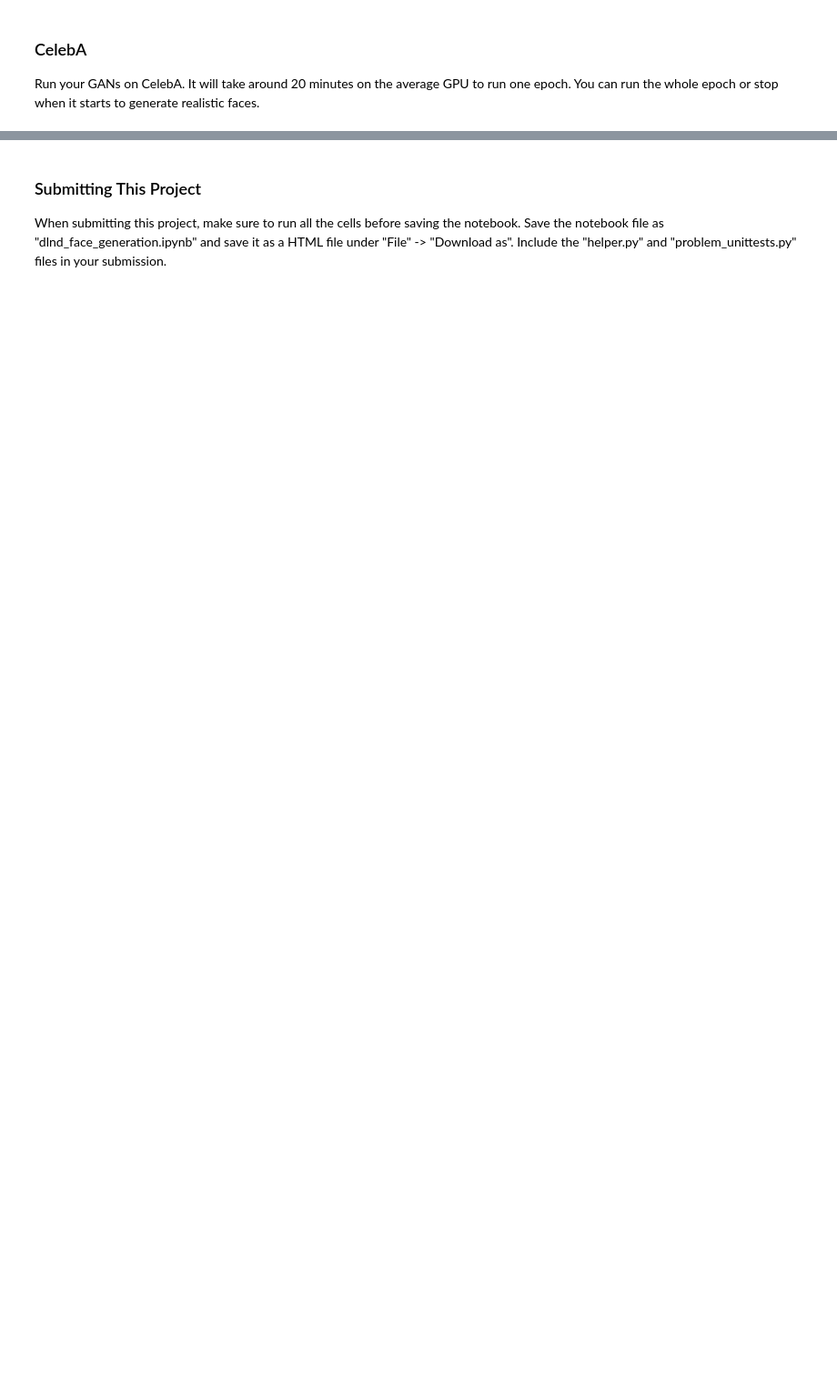
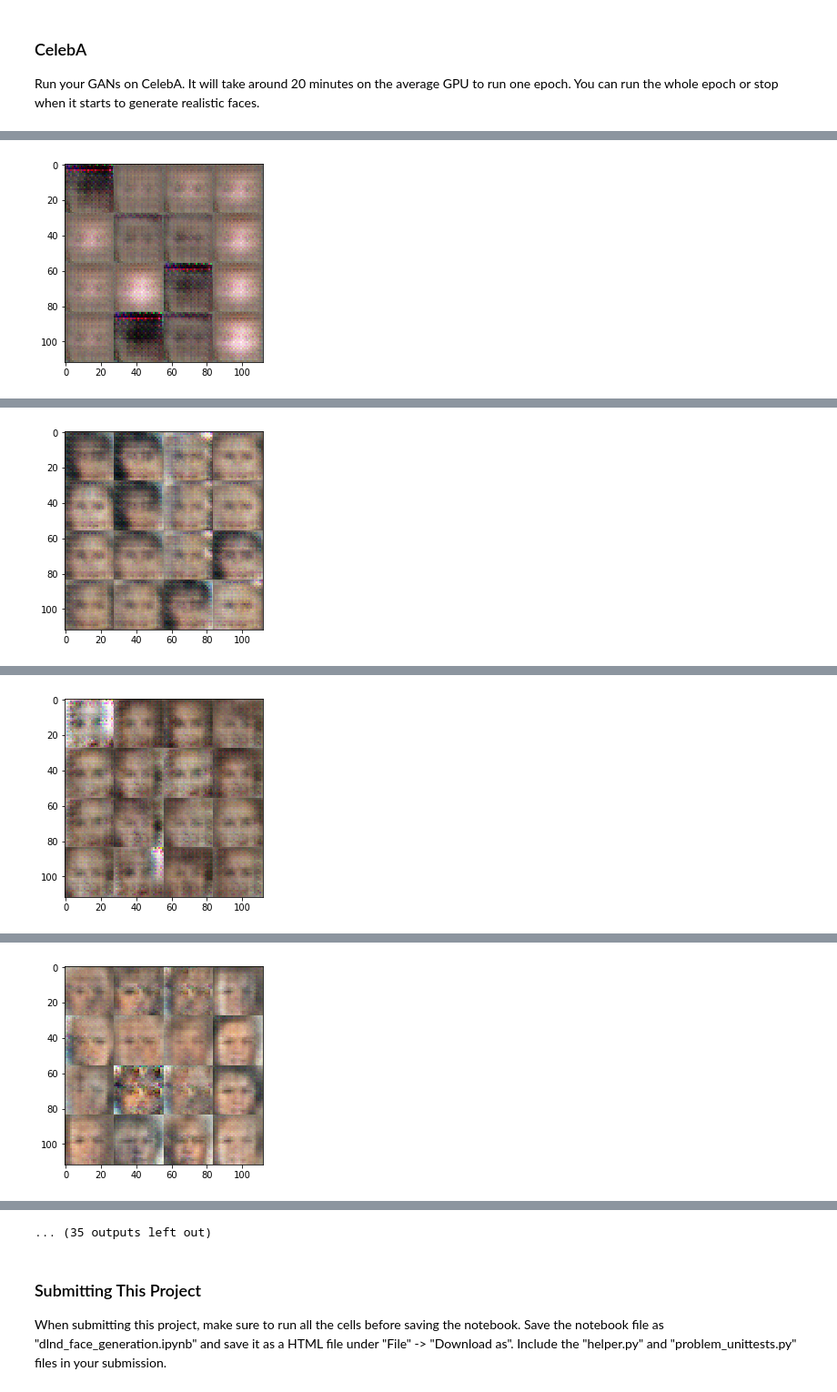
Before and after one commit to jatrost/deep-learning, a Jupyter notebook: face_generation/dlnd_face_generation.ipynb, the cells around one changed output, grey strips where cells are left out. Shown at 91% size. Cells and saved outputs as stored; diff of their text form; code cells hidden in the pictures; blank space fills up the shorter version.

```diff
--- a/face_generation/dlnd_face_generation.ipynb
+++ b/face_generation/dlnd_face_generation.ipynb
@@ -191,38 +207,39 @@ def generator(z, out_channel_dim, is_train=True):
 
     alpha = 0.2
     reuse = not is_train
+    kernel_size = 4
 
     with tf.variable_scope('generator', reuse=reuse):
         # First fully connected layer
-        x1 = tf.layers.dense(z, 7*7*256)
+        x1 = tf.layers.dense(z, 4*4*512)
+        #print(x1.get_shape())
 
         # Reshape it to start the convolutional stack
-        x1 = tf.reshape(x1, (-1, 7, 7, 256))
+        x1 = tf.reshape(x1, (-1, 4, 4, 512))
         x1 = tf.layers.batch_normalization(x1, training=is_train)
         x1 = tf.maximum(alpha * x1, x1)
+        #print(x1.get_shape())
+        # 4x4x512 now
+
+        x2 = tf.layers.conv2d_transpose(x1, 256, kernel_size, strides=1, padding='valid', kernel_initializer=gen_kern_init())
+        x2 = tf.layers.batch_normalization(x2, training=is_train)
+        x2 = tf.maximum(alpha * x2, x2)
+        #print(x2.get_shape())
         # 7x7x256 now
 
-        x2 = tf.layers.conv2d_transpose(x1, 128, 5, strides=2, padding='same', kernel_initializer=tf.random_normal_initializer(stddev=0.02))
-        x2 = tf.layers.batch_normalization(x2, training=is_train)
-        x2 = tf.maximum(alpha * x2, x2)
+        x3 = tf.layers.conv2d_transpose(x2, 128, kernel_size, strides=2, padding='same', kernel_initializer=gen_kern_init())
+        x3 = tf.layers.batch_normalization(x3, training=is_train)
+        x3 = tf.maximum(alpha * x3, x3)
+        #print(x3.get_shape())
         # 14x14x128 now
 
-        x3 = tf.layers.conv2d_transpose(x2, 128, 5, strides=1, padding='same', kernel_initializer=tf.random_normal_initializer(stddev=0.02))
-        x3 = tf.layers.batch_normalization(x3, training=is_train)
-        x3 = tf.maximum(alpha * x3, x3)
-        # 28x28x128 now
-
-        #TODO: is this needed? does it help?
-        x4 = tf.layers.conv2d_transpose(x3, 128, 5, strides=1, padding='same', kernel_initializer=tf.random_normal_initializer(stddev=0.02))
-        x4 = tf.layers.batch_normalization(x4, training=is_train)
-        x4 = tf.maximum(alpha * x4, x4)
-        #print(x4.get_shape())
-
         # Output layer
-        logits = tf.layers.conv2d_transpose(x4, out_channel_dim, 5, strides=2, padding='same', kernel_initializer=tf.random_normal_initializer(stddev=0.02))
-        # 28x28x3 now
+        logits = tf.layers.conv2d_transpose(x3, out_channel_dim, kernel_size, strides=2, padding='same', kernel_initializer=gen_kern_init())
+        #print(logits.get_shape())
+        # 28x28x5 now
 
         out = tf.tanh(logits)
+        #print(out.get_shape())
         return out
 
 """
@@ -437,9 +509,10 @@ beta1 = 0.5
 """
 DON'T MODIFY ANYTHING IN THIS CELL THAT IS BELOW THIS LINE
 """
-epochs = 2
+epochs = 10
 
 celeba_dataset = helper.Dataset('celeba', glob(os.path.join(data_dir, 'img_align_celeba/*.jpg')))
 with tf.Graph().as_default():
     train(epochs, batch_size, z_dim, learning_rate, beta1, celeba_dataset.get_batches,
           celeba_dataset.shape, celeba_dataset.image_mode)
+# %% [output]
@@ -445,0 +521 @@ with tf.Graph().as_default():
+[figure, added]
@@ -445,0 +524 @@ with tf.Graph().as_default():
+[figure, added]
@@ -445,0 +527 @@ with tf.Graph().as_default():
+[figure, added]
@@ -445,0 +530 @@ with tf.Graph().as_default():
+[figure, added]
@@ -446,3 +537,4 @@ with tf.Graph().as_default():
+... (35 outputs left out)
 # %% [markdown]
 ### Submitting This Project
 When submitting this project, make sure to run all the cells before saving the notebook. Save the notebook file as "dlnd_face_generation.ipynb" and save it as a HTML file under "File" -> "Download as". Include the "helper.py" and "problem_unittests.py" files in your submission.
```
Also changed, not shown: parts of 9 cells of this notebook.
